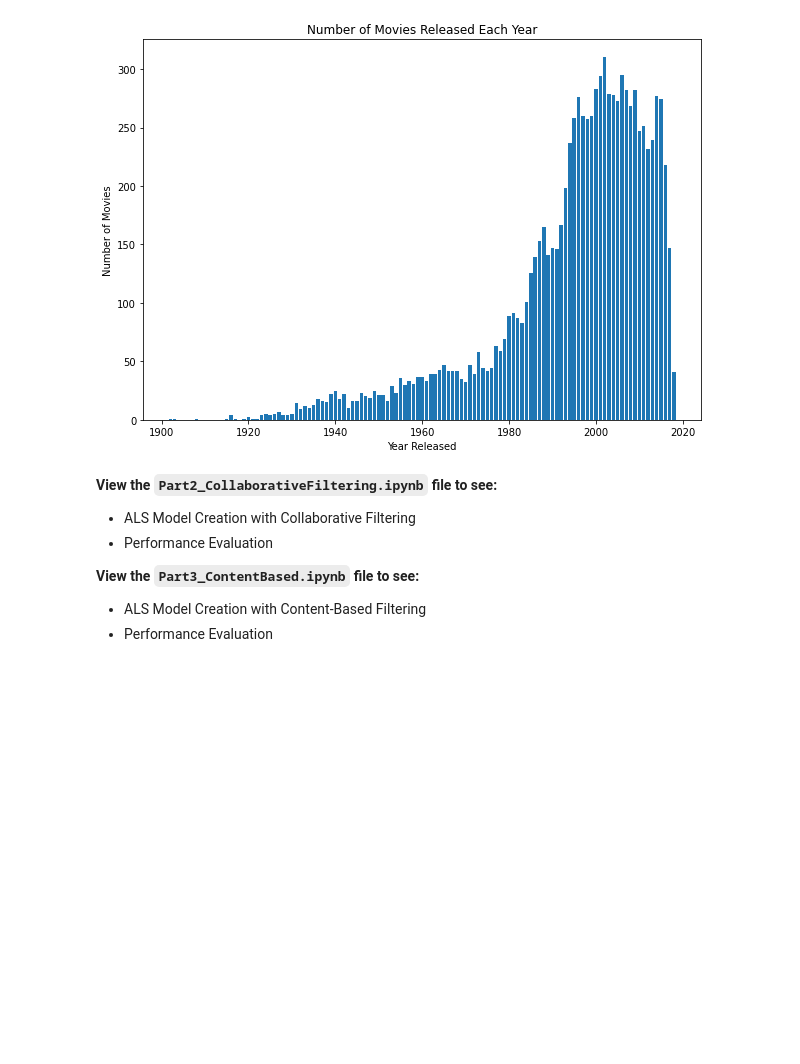
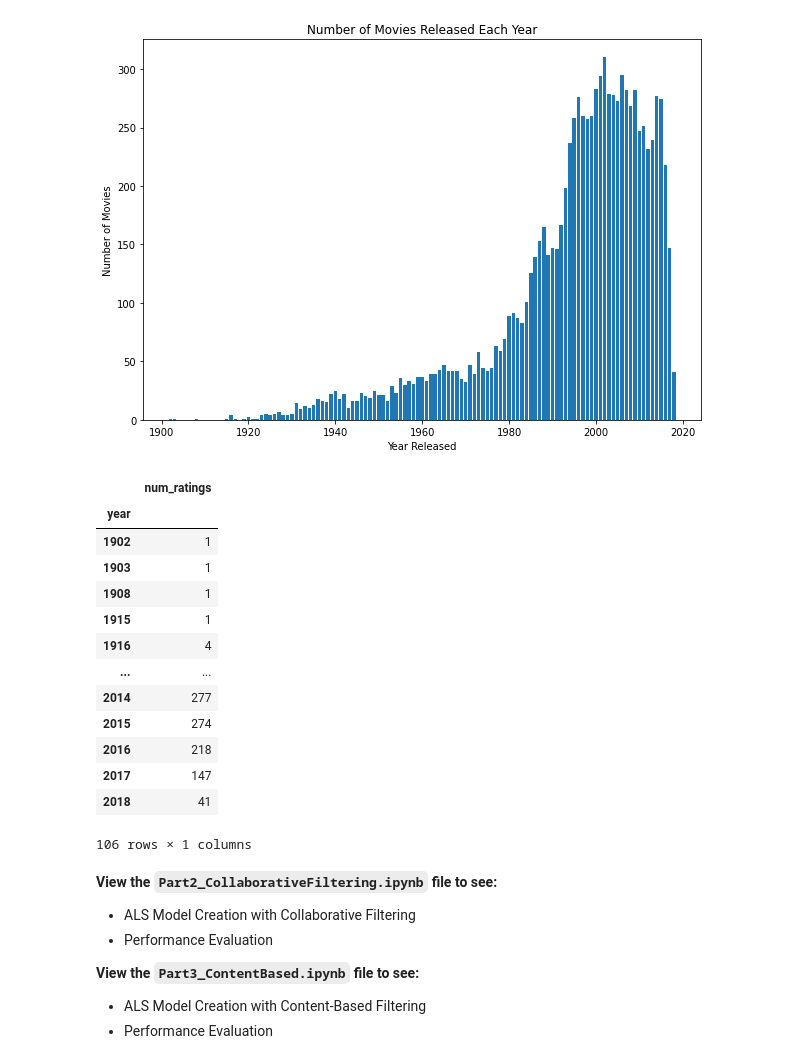
Before and after one commit to zachcarlson/MovieRecommender, a Jupyter notebook: Part1_EDA.ipynb, the cells around one changed output. Cells and saved outputs as stored; diff of their text form; code cells hidden in the pictures; blank space fills up the shorter version.

```diff
--- a/Part1_EDA.ipynb
+++ b/Part1_EDA.ipynb
@@ -573,6 +563,23 @@ ax.set_ylabel("Number of Movies")
 plt.show()
 # %% [output]
 [figure]
+# %%
+pandas_by_year_counts
+# %% [output]
+|  | num_ratings |
+| year |  |
+| 1902 | 1 |
+| 1903 | 1 |
+| 1908 | 1 |
+| 1915 | 1 |
+| 1916 | 4 |
+| ... | ... |
+| 2014 | 277 |
+| 2015 | 274 |
+| 2016 | 218 |
+| 2017 | 147 |
+| 2018 | 41 |
+106 rows × 1 columns
 # %% [markdown]
 **View the `Part2_CollaborativeFiltering.ipynb` file to see:**
 - ALS Model Creation with Collaborative Filtering
```
Also changed, not shown: parts of 4 cells of this notebook.
